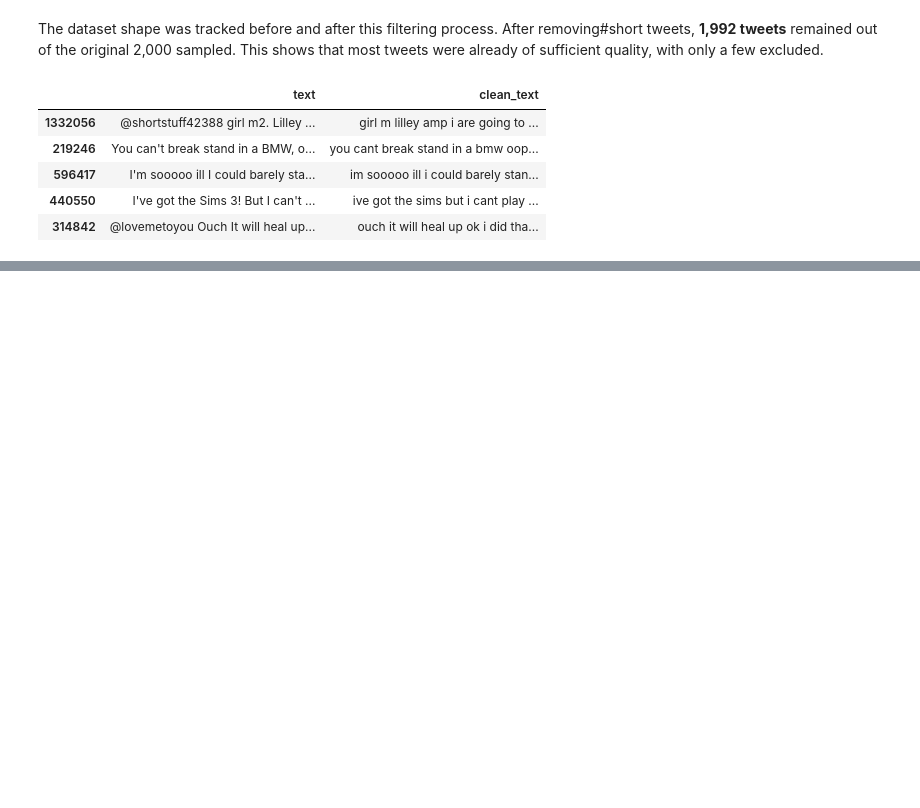
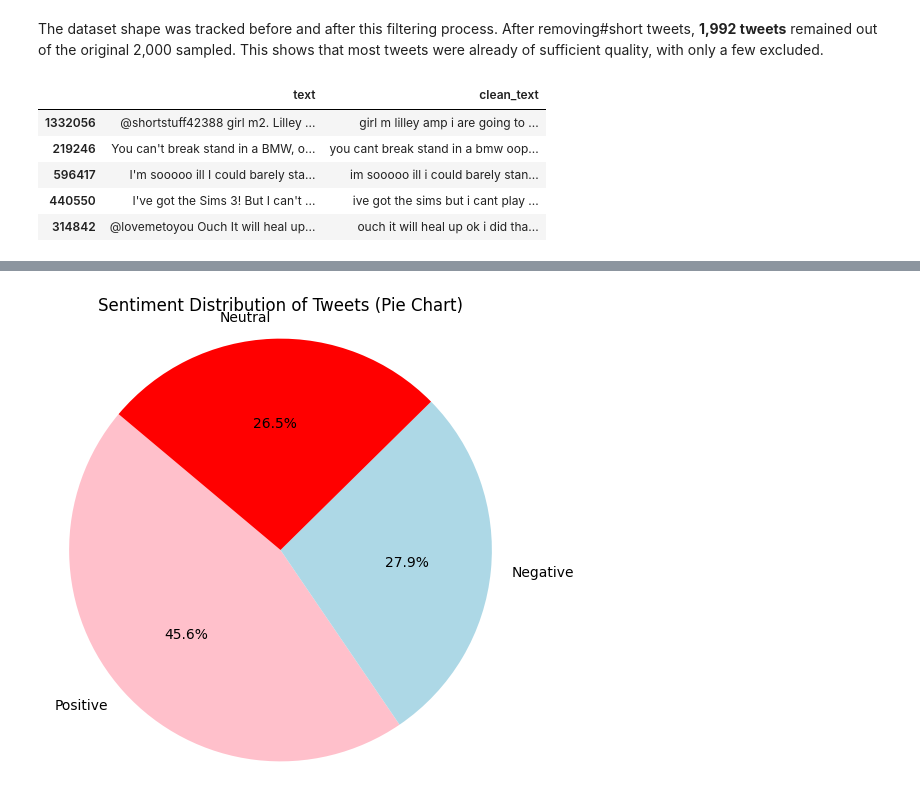
Before and after one commit to Ahmad-385/Income-prediction-Sentiment-analysis, a Jupyter notebook: ML-CA2.ipynb, the cells around one changed output, grey strips where cells are left out. Drawn from its saved outputs; the diff is of its cells as text; code cells hidden in the pictures; blank space fills up the shorter version.

Commit message:
Performed VADER sentiment analysis and visualized sentiment distribution

```diff
--- a/ML-CA2.ipynb
+++ b/ML-CA2.ipynb
@@ -970,0 +973,17 @@ df_sample[['text', 'clean_text']].sample(5, random_state=10)
+# %%
+# Initialize VADER sentiment analyzer
+sia = SentimentIntensityAnalyzer()
+
+# Apply VADER to get the compound sentiment score
+df_sample['compound_score'] = df_sample['clean_text'].apply(lambda x: sia.polarity_scores(x)['compound'])
+
+# Classify the sentiment based on the compound score
+def get_sentiment(score):
+    if score >= 0.05:
+        return 'Positive'
+    elif score <= -0.05:
+        return 'Negative'
+    else:
+        return 'Neutral'
+
+df_sample['vader_sentiment'] = df_sample['compound_score'].apply(get_sentiment)
@@ -970,0 +1030,17 @@ df_sample[['text', 'clean_text']].sample(5, random_state=10)
+# %%
+# Create a pie chart of sentiment distribution
+sentiment_counts = df_sample['vader_sentiment'].value_counts()
+
+# Define labels and colors
+labels = sentiment_counts.index
+sizes = sentiment_counts.values
+colors = ['pink', 'lightblue', 'red']
+
+# Plot
+plt.figure(figsize=(6, 6))
+plt.pie(sizes, labels=labels, colors=colors, autopct='%1.1f%%', startangle=140)
+plt.title('Sentiment Distribution of Tweets (Pie Chart)')
+plt.axis('equal')
+plt.show()
+# %% [output]
+[figure, added]
```
Also changed, not shown: parts of 8 cells of this notebook.
